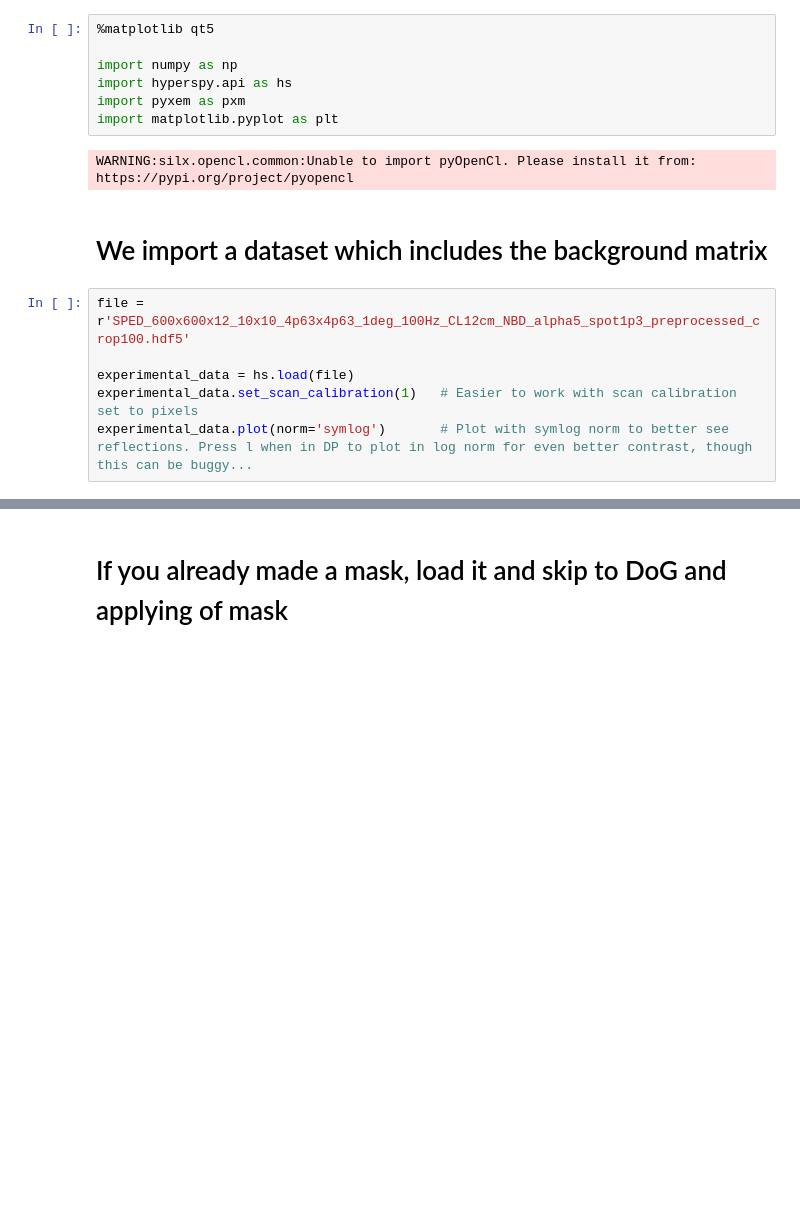
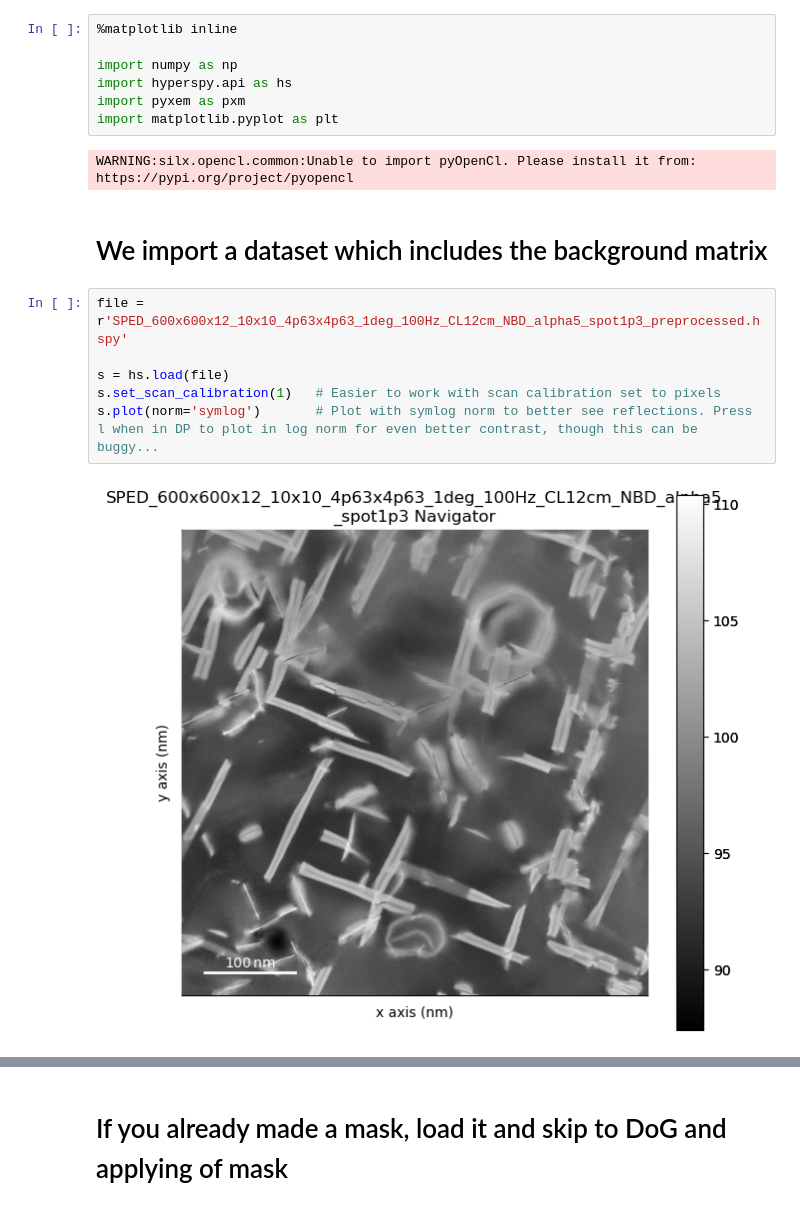
Before and after one commit to elisathr/SPED-phase-mapping, a Jupyter notebook: TemplateMatching/templatematching_1_masking_and_DoG.ipynb, the cells around one changed output, grey strips where cells are left out. Cells and saved outputs as stored; diff of their text form; blank space fills up the shorter version.

```diff
--- a/TemplateMatching/templatematching_1_masking_and_DoG.ipynb
+++ b/TemplateMatching/templatematching_1_masking_and_DoG.ipynb
@@ -1,5 +1,5 @@
 # %%
-%matplotlib qt5
+%matplotlib inline
 
 import numpy as np
 import hyperspy.api as hs
@@ -10,8 +10,10 @@ WARNING:silx.opencl.common:Unable to import pyOpenCl. Please install it from: ht
 # %% [markdown]
 # We import a dataset which includes the background matrix
 # %%
-file = r'SPED_600x600x12_10x10_4p63x4p63_1deg_100Hz_CL12cm_NBD_alpha5_spot1p3_preprocessed_crop100.hdf5'
+file = r'SPED_600x600x12_10x10_4p63x4p63_1deg_100Hz_CL12cm_NBD_alpha5_spot1p3_preprocessed.hspy'
 
-experimental_data = hs.load(file)
-experimental_data.set_scan_calibration(1)   # Easier to work with scan calibration set to pixels
-experimental_data.plot(norm='symlog')       # Plot with symlog norm to better see reflections. Press l when in DP to plot in log norm for even better contrast, though this can be buggy...
+s = hs.load(file)
+s.set_scan_calibration(1)   # Easier to work with scan calibration set to pixels
+s.plot(norm='symlog')       # Plot with symlog norm to better see reflections. Press l when in DP to plot in log norm for even better contrast, though this can be buggy...
+# %% [output]
+[figure, added]
```
Also changed, not shown: parts of 11 cells of this notebook, 2 other files.
